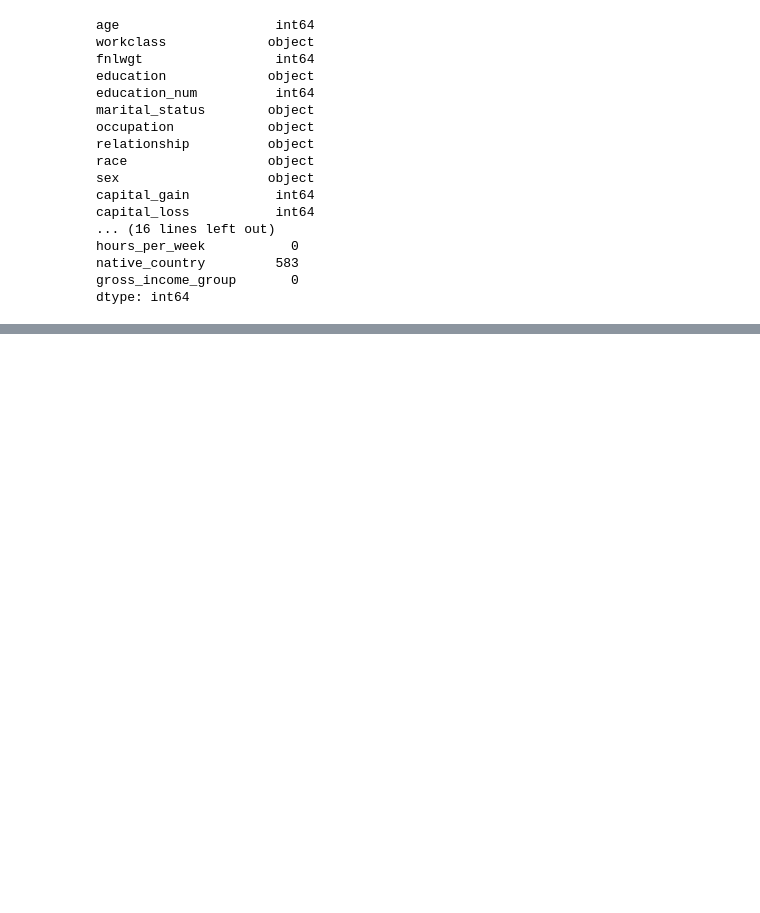
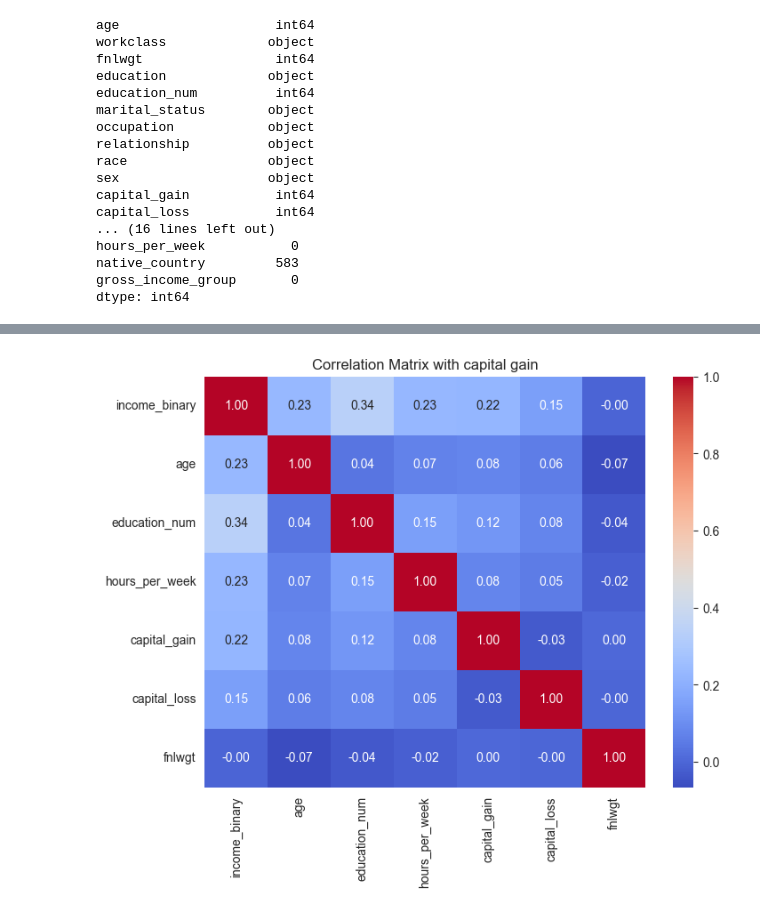
Before and after one commit to NKwyk/JSC270_HW2_2025_-Yukun-Wang-, a Jupyter notebook: JSC270_Assignment2_starter_code.ipynb, the cells around one changed output, grey strips where cells are left out. Drawn from its saved outputs; the diff is of its cells as text; code cells hidden in the pictures; blank space fills up the shorter version.

```diff
--- a/JSC270_Assignment2_starter_code.ipynb
+++ b/JSC270_Assignment2_starter_code.ipynb
@@ -164,0 +218,9 @@ Passing `palette` without assigning `hue` is deprecated and will be removed in v
+# %%
+# Then we discuss the regression problem
+#a: for the linear regression of the hours per week and the only dependent variable sex
+income94['sex_numeric'] = income94['sex'].apply(lambda x: 1 if x.strip() == 'male' else 0)
+X1 = sm.add_constant(income94['sex_numeric'])
+y = income94['hours_per_week']
+model1 = sm.OLS(y, X1).fit()
+print(model1.summary())
+# as we can see from the summary, the coefficient of sex_numeric is 6.017,which shows on average, men work about 6 more hours per week compared to women.
@@ -164,0 +286,10 @@ Passing `palette` without assigning `hue` is deprecated and will be removed in v
+# %%
+#c : we add up the gross income group as additional variable
+income94['income_binary'] = income94['gross_income_group'].apply(lambda x: 1 if x.strip() == '>50K' else 0)
+X3 = sm.add_constant(income94[['sex_numeric', 'education_num', 'income_binary']])  # Model 3: Sex + education_num + income_binary
+model3 = sm.OLS(y, X3).fit()
+print(model3.summary())
+# The coefficient for sex represent that men tend to work 5h more per week account the influence of the income binary and the education num
+# This suggests that income level explains part of the gender difference in work hours, but the education num did not. For the best model, the r-square
+# value for each three model are 0.053, 0.074 and 0.094, which means that more data is captured by the model3. also the model with low RSE and RMSE tend to be a better model
+# However, we can only directly see the r_squred here and is higher the value of r^2 represent a better model.
@@ -164,0 +314,12 @@ Passing `palette` without assigning `hue` is deprecated and will be removed in v
+# %%
+#part3 I want to predict the capital gain by some variables, first to find out which of these variables are correlated with the
+# capital gain, we first express those variables in the correlation matrix
+# Selecting numerical columns for correlation
+correlation_matrix = income94[['income_binary', 'age', 'education_num', 'hours_per_week', 'capital_gain', 'capital_loss', 'fnlwgt']].corr()
+# Plot heatmap
+plt.figure(figsize=(8, 6))
+sns.heatmap(correlation_matrix, annot=True, cmap='coolwarm', fmt=".2f")
+plt.title("Correlation Matrix with capital gain")
+plt.show()
+# %% [output]
+[figure, added]
```
Also changed, not shown: parts of 19 cells of this notebook.
